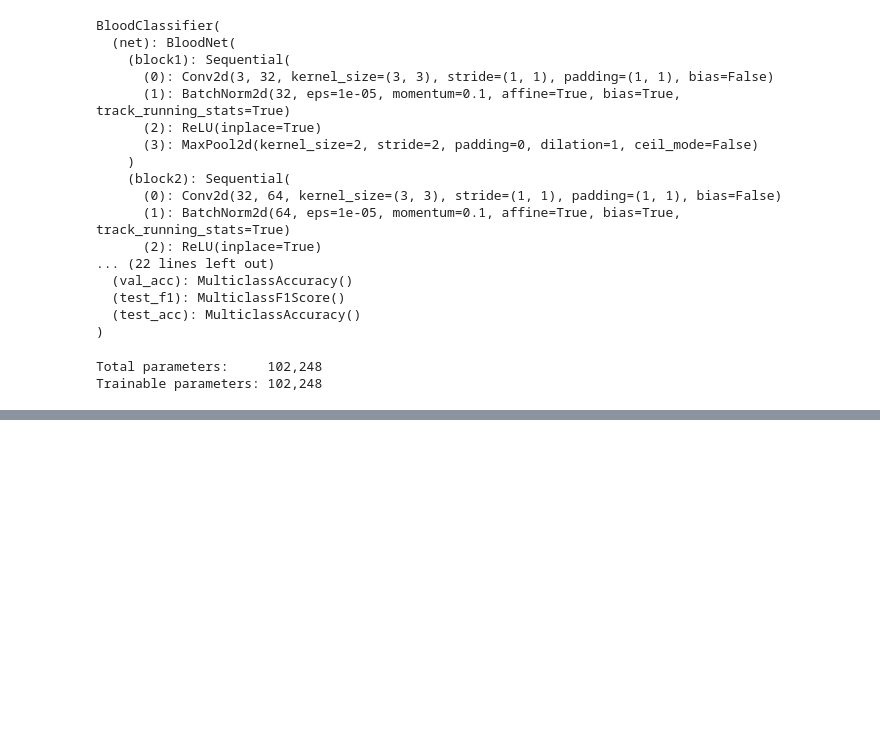
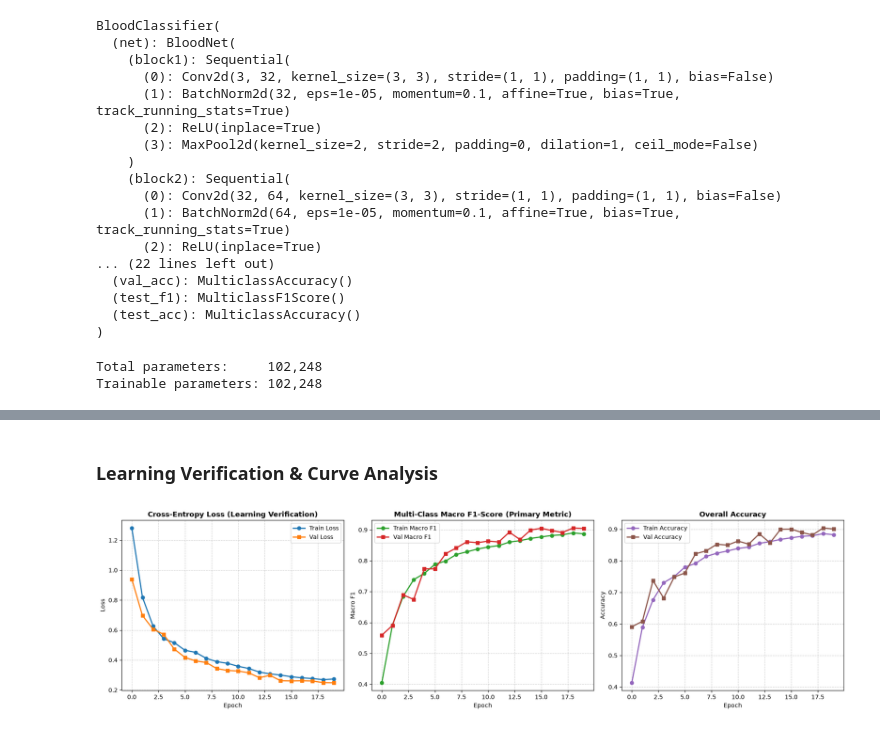
Before and after one commit to marcelrojo/MLOps-Winter-2026, a Jupyter notebook: 156059/lab-1/notebooks/01_baseline_training.ipynb, the cells around one changed output, grey strips where cells are left out. Drawn from its saved outputs; the diff is of its cells as text; code cells hidden in the pictures; blank space fills up the shorter version.

```diff
--- a/156059/lab-1/notebooks/01_baseline_training.ipynb
+++ b/156059/lab-1/notebooks/01_baseline_training.ipynb
@@ -160,0 +307,47 @@ Ground truth labels: [1, 7, 2, 2, 3, 4, 4, 5]
+# %% [markdown]
+### Learning Verification & Curve Analysis
+# %%
+import pandas as pd
+import matplotlib.pyplot as plt
+
+metrics_path = Path(csv_logger.log_dir) / "metrics.csv"
+if metrics_path.exists():
+    df_raw = pd.read_csv(metrics_path)
+
+    df_epochs = df_raw.groupby("epoch", as_index=False).mean(numeric_only=True)
+
+    fig, axes = plt.subplots(1, 3, figsize=(18, 5))
+
+    if "train_loss" in df_epochs.columns and "val_loss" in df_epochs.columns:
+        axes[0].plot(df_epochs["epoch"], df_epochs["train_loss"], label="Train Loss", marker="o", color="#1f77b4", linewidth=2)
+        axes[0].plot(df_epochs["epoch"], df_epochs["val_loss"], label="Val Loss", marker="s", color="#ff7f0e", linewidth=2)
+        axes[0].set_title("Cross-Entropy Loss (Learning Verification)", fontsize=12, fontweight="bold")
+        axes[0].set_xlabel("Epoch")
+        axes[0].set_ylabel("Loss")
+        axes[0].grid(True, linestyle="--", alpha=0.6)
+        axes[0].legend()
+
+    if "train_f1_macro" in df_epochs.columns and "val_f1_macro" in df_epochs.columns:
+        axes[1].plot(df_epochs["epoch"], df_epochs["train_f1_macro"], label="Train Macro F1", marker="o", color="#2ca02c", linewidth=2)
+        axes[1].plot(df_epochs["epoch"], df_epochs["val_f1_macro"], label="Val Macro F1", marker="s", color="#d62728", linewidth=2)
+        axes[1].set_title("Multi-Class Macro F1-Score (Primary Metric)", fontsize=12, fontweight="bold")
+        axes[1].set_xlabel("Epoch")
+        axes[1].set_ylabel("Macro F1")
+        axes[1].grid(True, linestyle="--", alpha=0.6)
+        axes[1].legend()
+
+    if "train_acc" in df_epochs.columns and "val_acc" in df_epochs.columns:
+        axes[2].plot(df_epochs["epoch"], df_epochs["train_acc"], label="Train Accuracy", marker="o", color="#9467bd", linewidth=2)
+        axes[2].plot(df_epochs["epoch"], df_epochs["val_acc"], label="Val Accuracy", marker="s", color="#8c564b", linewidth=2)
+        axes[2].set_title("Overall Accuracy", fontsize=12, fontweight="bold")
+        axes[2].set_xlabel("Epoch")
+        axes[2].set_ylabel("Accuracy")
+        axes[2].grid(True, linestyle="--", alpha=0.6)
+        axes[2].legend()
+
+    plt.tight_layout()
+    plt.show()
+else:
+    print(f"Metrics file not found at {metrics_path}. Please inspect curves in the WandB dashboard.")
+# %% [output]
+[figure, added]
```
Also changed, not shown: parts of 9 cells of this notebook, 3 other files.
